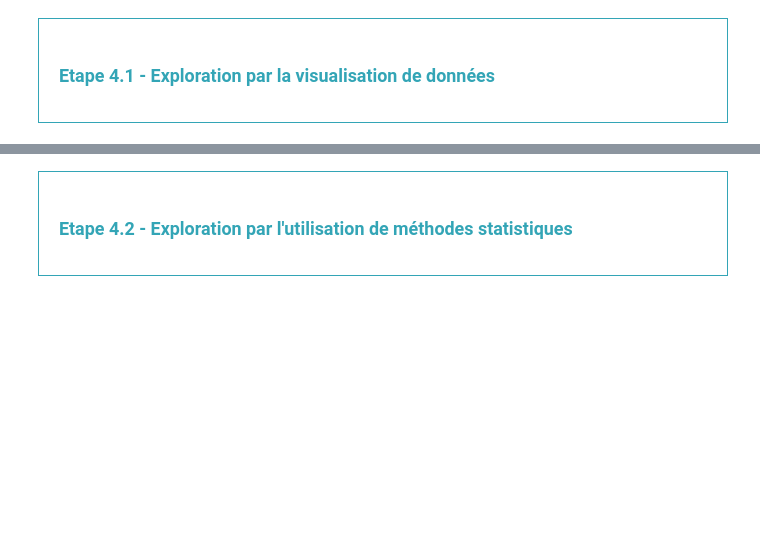
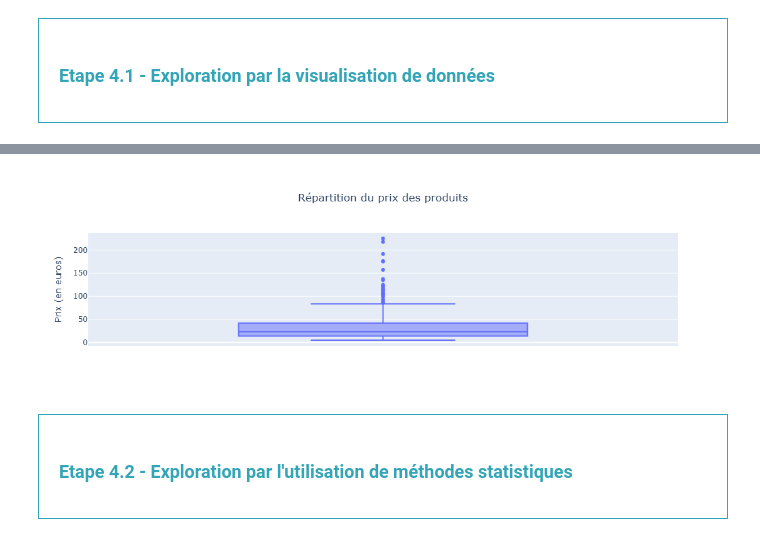
Before and after one commit to Nasus-Stackman/Data_projet6, a Jupyter notebook: projet6_open.ipynb, the cells around one changed output, grey strips where cells are left out. Drawn from its saved outputs; the diff is of its cells as text; code cells hidden in the pictures; blank space fills up the shorter version.

```diff
--- a/projet6_open.ipynb
+++ b/projet6_open.ipynb
@@ -633,5 +976,17 @@ df_liaison[doublons_liaison_web]
 # %%
 #Autre méthode avec plotly express
+# Création de la boîte à moustaches interactive avec Plotly
+fig = px.box(df_data, y="price", title="Répartition du prix des produits")
+
+# Mise à jour du label de l’axe Y
+fig.update_layout(
+    yaxis_title="Prix (en euros)",
+    title_x=0.5  # Centrer le titre
+)
+
+fig.show()
+# %% [output]
+[figure, added]
 # %% [markdown]
 <div style="border: 1px solid RGB(51,165,182);" >
 <h3 style="margin: auto; padding: 20px; color: RGB(51,165,182); ">Etape 4.2 - Exploration par l'utilisation de méthodes statistiques</h3>
```
Also changed, not shown: parts of 106 cells of this notebook.
